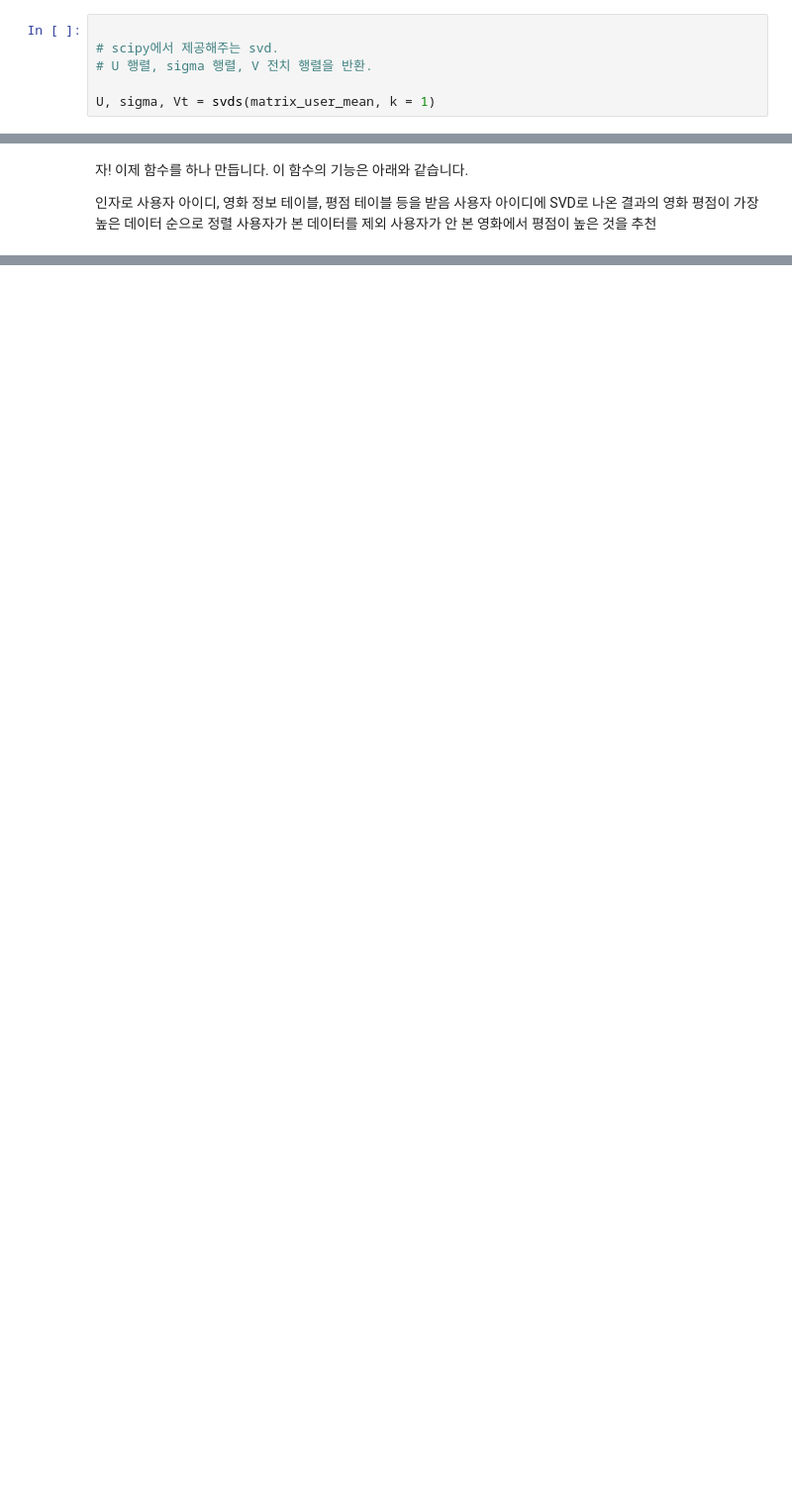
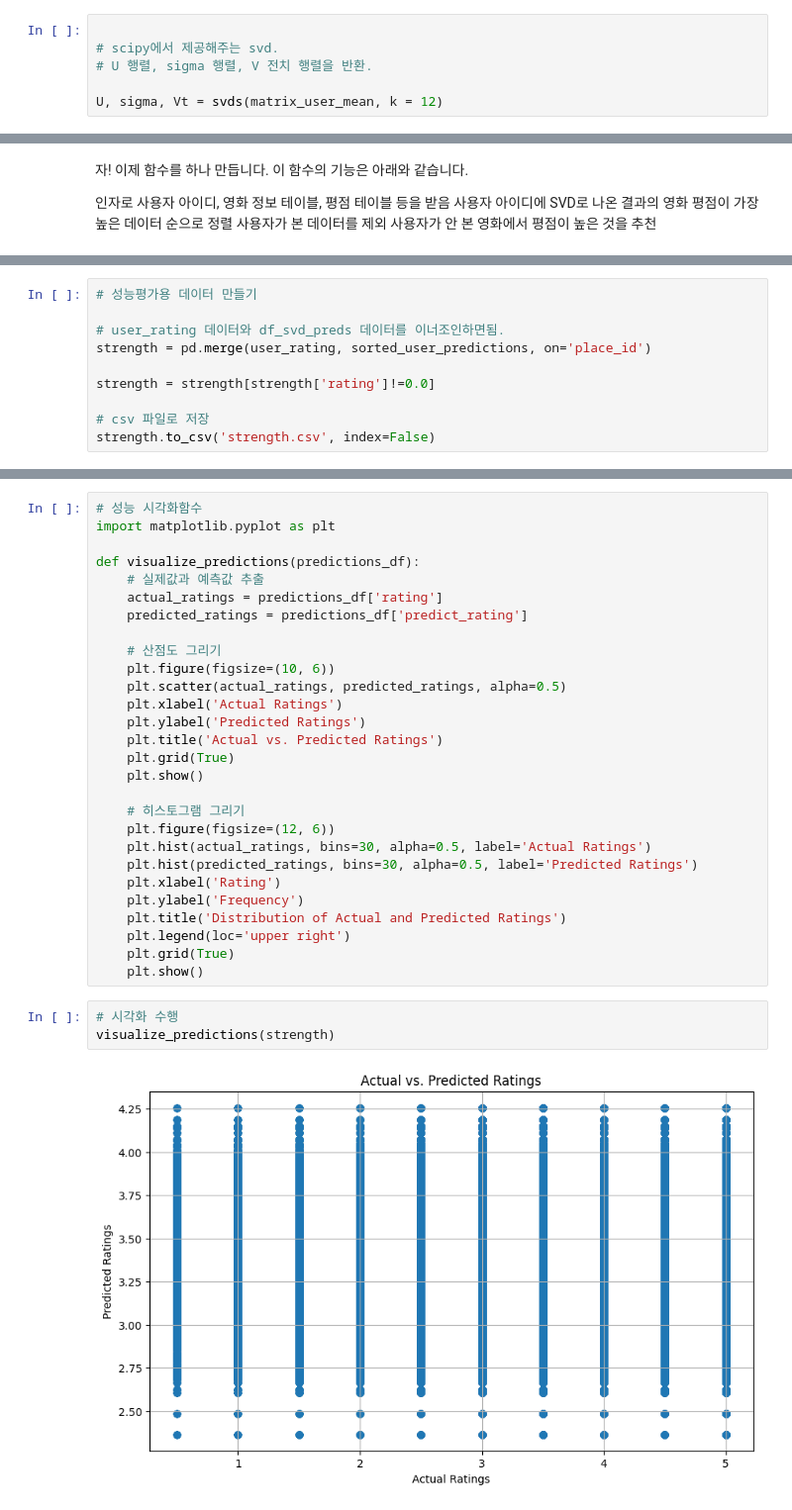
Before and after one commit to hscrown/madatpublicdata, a Jupyter notebook: collaborative_filtering_연습(6)_잠재요인기반_ipynb의_사본의_사본.ipynb, the cells around one changed output, grey strips where cells are left out. Shown at 99% size. Drawn from its saved outputs; the diff is of its cells as text; blank space fills up the shorter version.

```diff
--- a/collaborative_filtering_연습(6)_잠재요인기반_ipynb의_사본의_사본.ipynb
+++ b/collaborative_filtering_연습(6)_잠재요인기반_ipynb의_사본의_사본.ipynb
@@ -265,7 +349,7 @@ Scipy에서 제공해주는 Truncate SVD는 scipy.sparse.linalg.svds를 이용
 # scipy에서 제공해주는 svd.
 # U 행렬, sigma 행렬, V 전치 행렬을 반환.
 
-U, sigma, Vt = svds(matrix_user_mean, k = 1)
+U, sigma, Vt = svds(matrix_user_mean, k = 12)
 # %%
 print(U.shape)
 print(sigma.shape)
@@ -346,0 +493,10 @@ predictions
+# %%
+# 성능평가용 데이터 만들기
+
+# user_rating 데이터와 df_svd_preds 데이터를 이너조인하면됨.
+strength = pd.merge(user_rating, sorted_user_predictions, on='place_id')
+
+strength = strength[strength['rating']!=0.0]
+
+# csv 파일로 저장
+strength.to_csv('strength.csv', index=False)
@@ -346,0 +564,33 @@ predictions
+# %%
+# 성능 시각화함수
+import matplotlib.pyplot as plt
+
+def visualize_predictions(predictions_df):
+    # 실제값과 예측값 추출
+    actual_ratings = predictions_df['rating']
+    predicted_ratings = predictions_df['predict_rating']
+
+    # 산점도 그리기
+    plt.figure(figsize=(10, 6))
+    plt.scatter(actual_ratings, predicted_ratings, alpha=0.5)
+    plt.xlabel('Actual Ratings')
+    plt.ylabel('Predicted Ratings')
+    plt.title('Actual vs. Predicted Ratings')
+    plt.grid(True)
+    plt.show()
+
+    # 히스토그램 그리기
+    plt.figure(figsize=(12, 6))
+    plt.hist(actual_ratings, bins=30, alpha=0.5, label='Actual Ratings')
+    plt.hist(predicted_ratings, bins=30, alpha=0.5, label='Predicted Ratings')
+    plt.xlabel('Rating')
+    plt.ylabel('Frequency')
+    plt.title('Distribution of Actual and Predicted Ratings')
+    plt.legend(loc='upper right')
+    plt.grid(True)
+    plt.show()
+# %%
+# 시각화 수행
+visualize_predictions(strength)
+# %% [output]
+[figure, added]
```
Also changed, not shown: parts of 36 cells of this notebook.
